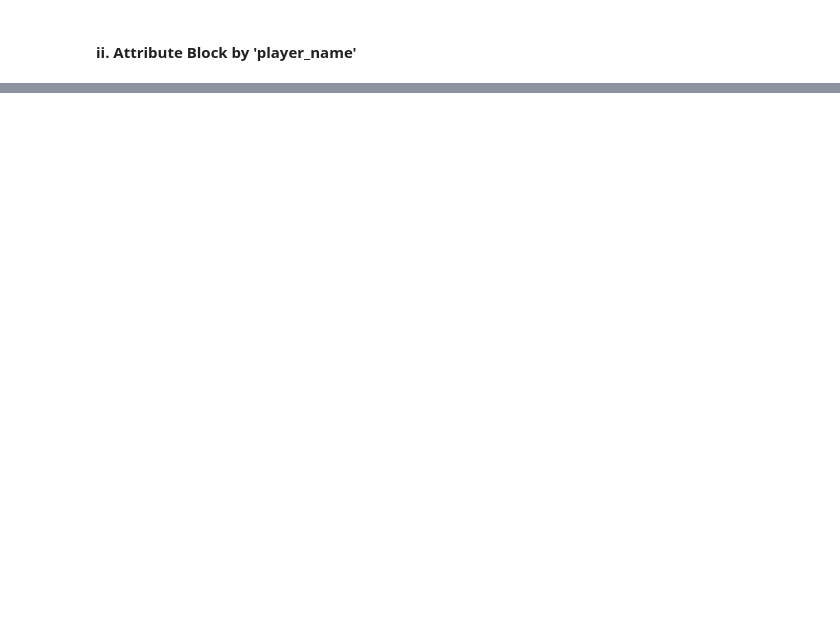
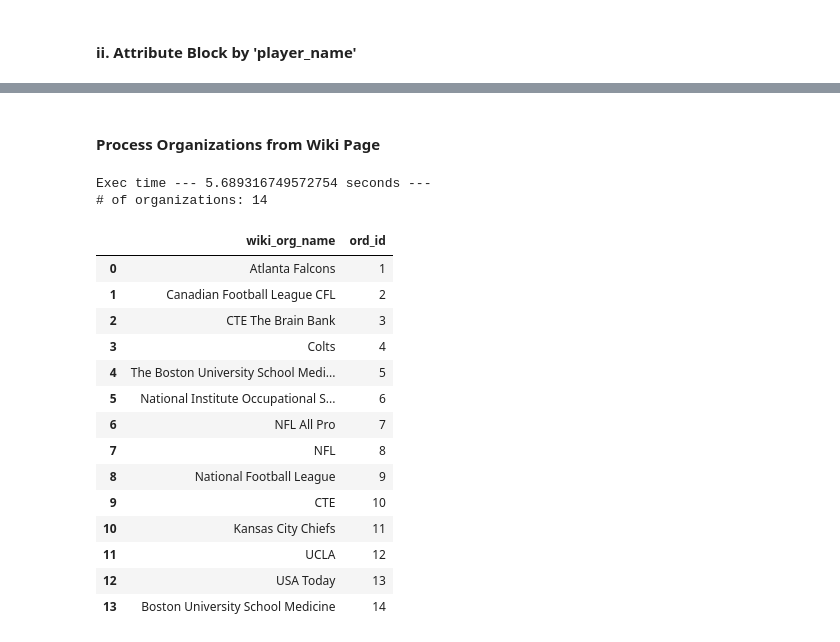
Before and after one commit to mona-jandro-camm/dse203, a Jupyter notebook: Python/Notebooks/DSE203_NFL_CTE_Group5_Camm.ipynb, the cells around one changed output, grey strips where cells are left out. Drawn from its saved outputs; the diff is of its cells as text; code cells hidden in the pictures; blank space fills up the shorter version.

```diff
--- a/Python/Notebooks/DSE203_NFL_CTE_Group5_Camm.ipynb
+++ b/Python/Notebooks/DSE203_NFL_CTE_Group5_Camm.ipynb
@@ -433 +424,3 @@ ab_fullname_cand.groupby("ltable_Player Id").first()
 715 rows × 11 columns
+# %% [markdown]
+#### Process Organizations from Wiki Page
@@ -433,0 +455,44 @@ ab_fullname_cand.groupby("ltable_Player Id").first()
+# %%
+# Lists to store wiki orgaization names
+wiki_org_ls = []
+
+# Set start time to calculate compute time
+start_time = time.time()
+
+# PASS-1: Compute NER with wiki page links - Former players with CTE confirmed post-mortem
+doc = nlp(NormalizeText(wiki_page_object.content))
+
+# Extract ORG entities
+for ent in doc.ents:
+    if (ent.type == 'ORG'):
+        wiki_org_ls.append(ent.text)
+
+# Dedupe list contents
+wiki_org_ls = [*set(wiki_org_ls)]
+
+print("Exec time --- %s seconds ---" % (time.time() - start_time))
+print(f'# of organizations: {len(wiki_org_ls)}')
+# %% [output]
+Exec time --- 5.689316749572754 seconds ---
+# of organizations: 14
+# %%
+# Display Wiki page Organizations
+wiki_org_df = pd.DataFrame(data= wiki_org_ls, columns=['wiki_org_name'])
+wiki_org_df['ord_id'] = wiki_org_df.index+1
+wiki_org_df
+# %% [output]
+|  | wiki_org_name | ord_id |
+| 0 | Atlanta Falcons | 1 |
+| 1 | Canadian Football League CFL | 2 |
+| 2 | CTE The Brain Bank | 3 |
+| 3 | Colts | 4 |
+| 4 | The Boston University School Medi... | 5 |
+| 5 | National Institute Occupational S... | 6 |
+| 6 | NFL All Pro | 7 |
+| 7 | NFL | 8 |
+| 8 | National Football League | 9 |
+| 9 | CTE | 10 |
+| 10 | Kansas City Chiefs | 11 |
+| 11 | UCLA | 12 |
+| 12 | USA Today | 13 |
+| 13 | Boston University School Medicine | 14 |
```
Also changed, not shown: parts of 33 cells of this notebook.
